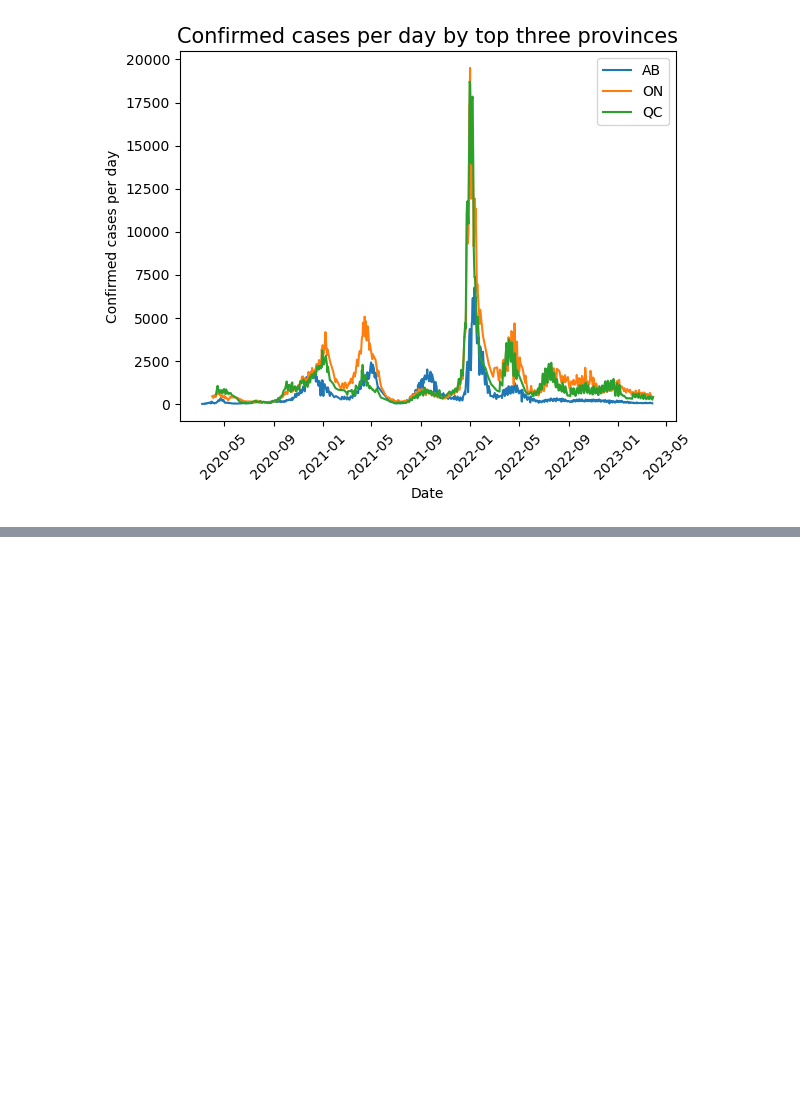
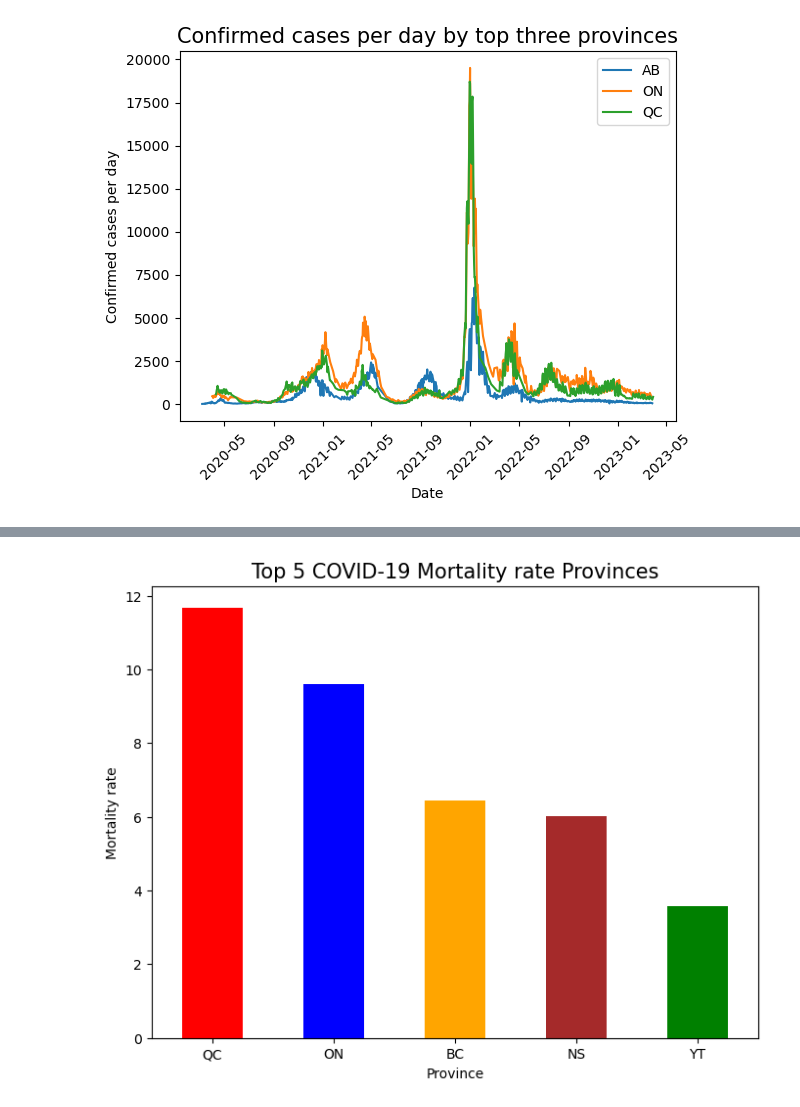
Before and after one commit to svafaeva93/Covid19AnalysisCanada, a Jupyter notebook: Data_extraction_API.ipynb, the cells around one changed output, grey strips where cells are left out. Cells and saved outputs as stored; diff of their text form; code cells hidden in the pictures; blank space fills up the shorter version.

```diff
--- a/Data_extraction_API.ipynb
+++ b/Data_extraction_API.ipynb
@@ -413,0 +421,6 @@ plt.show()
+# %%
+Mortality_rate_per_province = covid_dataframe_df.groupby('Province').max()[['Mortality rate', 'Date']].sort_values(['Mortality rate'], ascending = False).reset_index()
+Mortality_rate_per_province = Mortality_rate_per_province.iloc[0:5]
+# Death_province_df = Death_province.set_index('Province')
+Mortality_rate_per_province_df = Mortality_rate_per_province.set_index('Province')['Mortality rate']
+Mortality_rate_per_province_df
@@ -413,0 +435,13 @@ plt.show()
+# %%
+# set the colors for the bars
+colors = ['red', 'blue', 'orange', 'brown', 'green']
+ax = Mortality_rate_per_province_df.plot(kind='bar', figsize=(8,6), color = colors, rot=0)
+# set the axis labels and title
+ax.set_xlabel('Province')
+ax.set_ylabel('Mortality rate')
+ax.set_title("Top 5 COVID-19 Mortality rate Provinces", size = 15)
+ax.set_yscale('linear')
+# display the plot
+plt.show()
+# %% [output]
+[figure, added]
```
Also changed, not shown: parts of 20 cells of this notebook.
